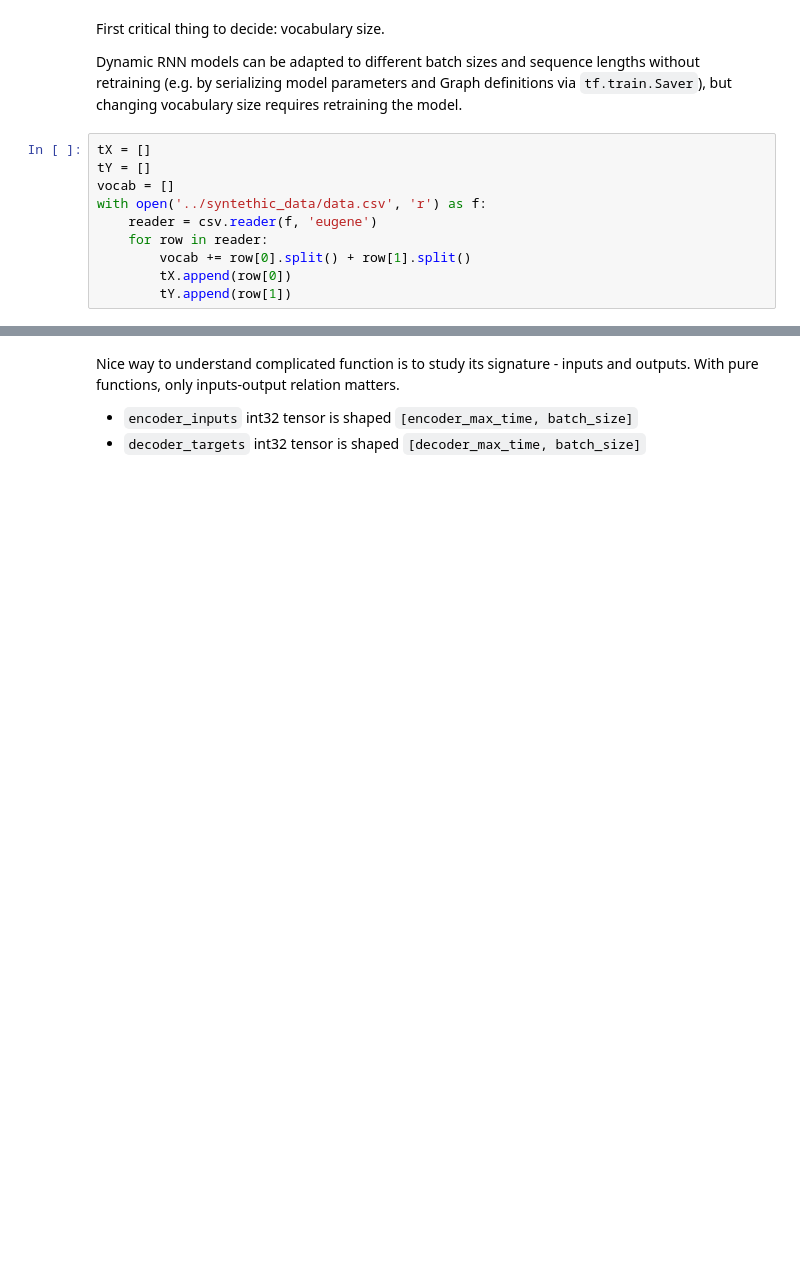
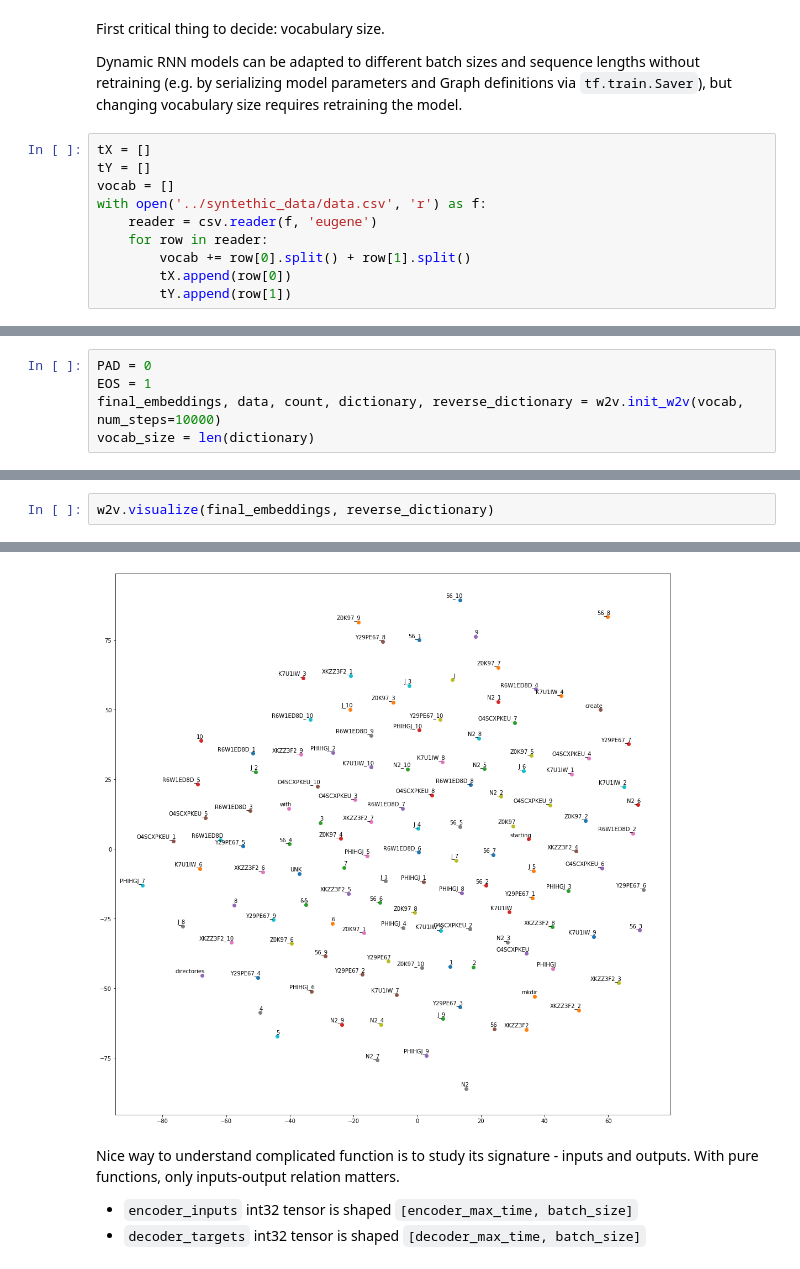
Before and after one commit to peterwilli/Eugene, a Jupyter notebook: python_ml/1-seq2seq.ipynb, the cells around one changed output, grey strips where cells are left out. Cells and saved outputs as stored; diff of their text form; blank space fills up the shorter version.

```diff
--- a/python_ml/1-seq2seq.ipynb
+++ b/python_ml/1-seq2seq.ipynb
@@ -101,0 +112,5 @@ w2v.init_w2v(vocab)
+# %%
+PAD = 0
+EOS = 1
+final_embeddings, data, count, dictionary, reverse_dictionary = w2v.init_w2v(vocab, num_steps=10000)
+vocab_size = len(dictionary)
@@ -101,0 +135,3 @@ w2v.init_w2v(vocab)
+# %%
+w2v.visualize(final_embeddings, reverse_dictionary)
+# %% [output]
@@ -102,3 +139,4 @@ w2v.init_w2v(vocab)
+[figure, added]
 # %% [markdown]
 Nice way to understand complicated function is to study its signature - inputs and outputs. With pure functions, only inputs-output relation matters.
 
```
Also changed, not shown: parts of 19 cells of this notebook, 1 other file.
